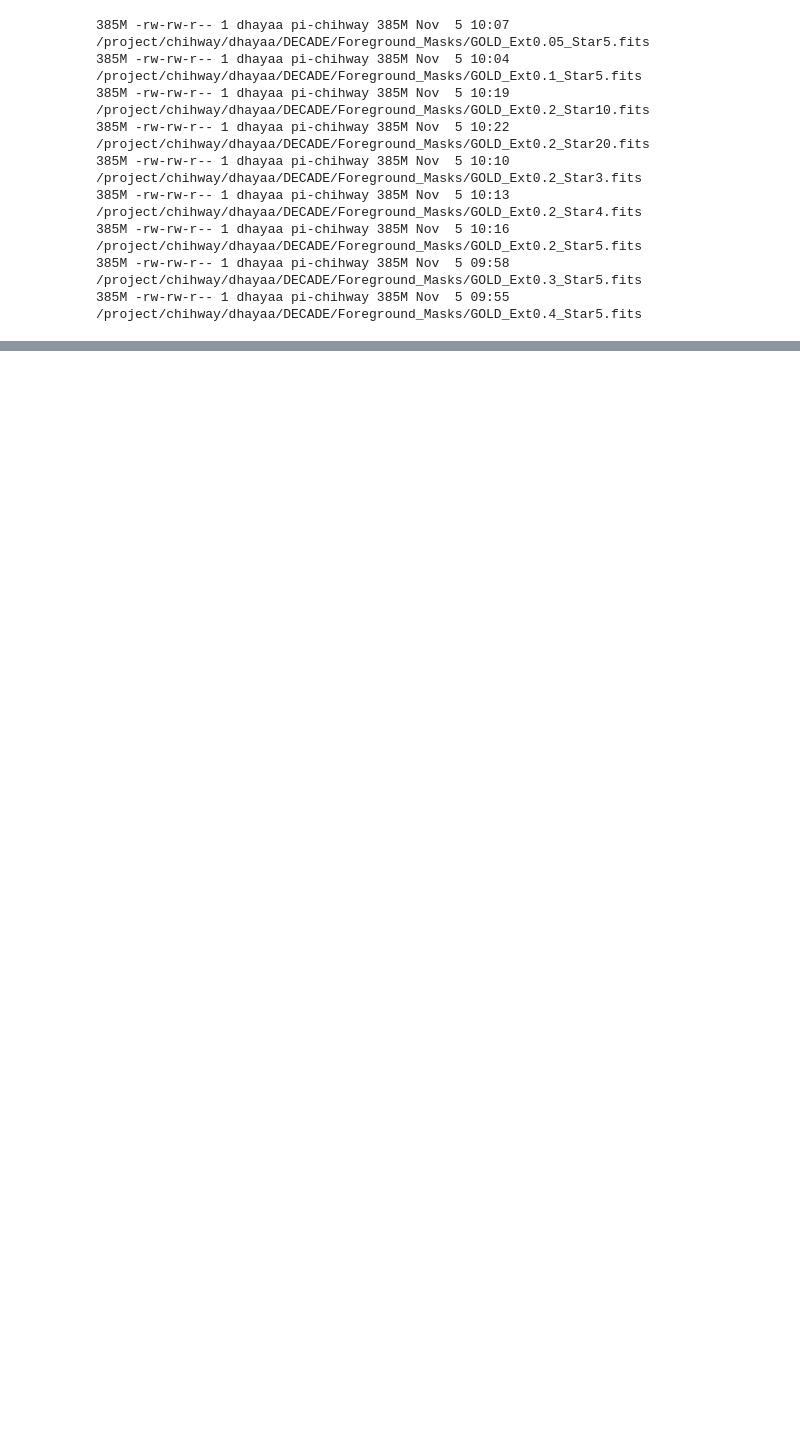
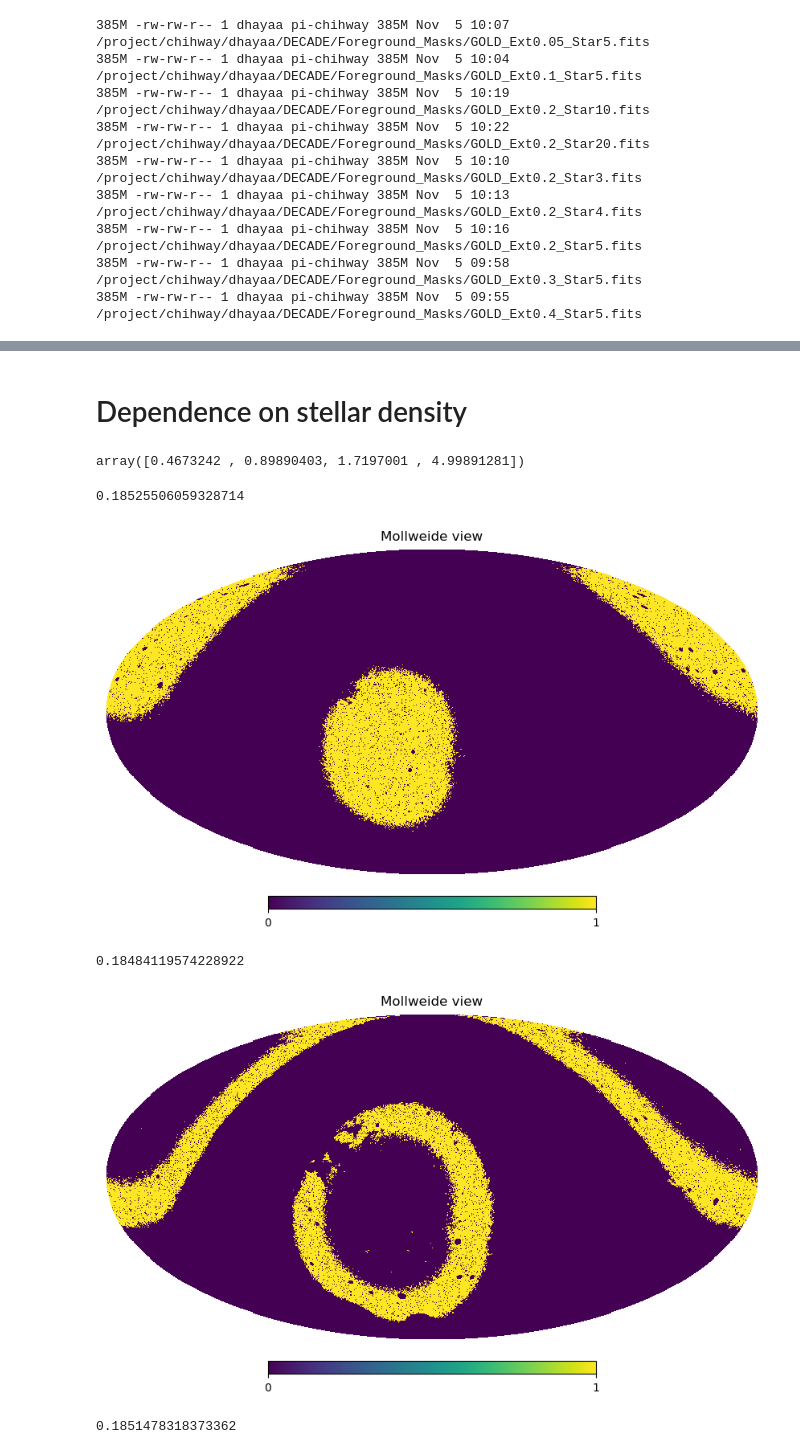
Before and after one commit to delve-survey/shearcat, a Jupyter notebook: shear_tests/IndicesForTests.ipynb, the cells around one changed output, grey strips where cells are left out. Drawn from its saved outputs; the diff is of its cells as text; code cells hidden in the pictures; blank space fills up the shorter version.

```diff
--- a/shear_tests/IndicesForTests.ipynb
+++ b/shear_tests/IndicesForTests.ipynb
@@ -63,7 +66,14 @@ for NAME, PATH in zip(NAMES, PATHS):
         FLAGS_Foreground = GOLD_Foreground[hp.ang2pix(hp.npix2nside(GOLD_Foreground.size), f['ra'][:], f['dec'][:], lonlat = True)]
 
         M = M & (FLAGS_Foreground ==  0)
-        np.save(path + '/psf_inds.npy', np.where(M)[0])
+
+        inds = np.where(M)[0]
+        Max_size = 100_000_000
+        if len(inds) > Max_size:
+            inds = np.random.default_rng(42).choice(inds, size = Max_size, replace = False)
+            print("CHANGING LENGTH %d ---> %d" % (np.sum(M), len(inds)))
+
+        np.save(path + '/psf_inds.npy', inds)
 
 
     JOB_TXT = """#!/bin/bash
@@ -274,0 +442,22 @@ np.savetxt('/scratch/midway3/dhayaa/SHEARTEST/Cls.npy', np.zeros(3*1024 - 1))
+# %% [markdown]
+# Dependence on stellar density
+# %%
+STARS = hp.read_map('/home/dhayaa/DECADE/foreground_mask/data/stellar_density/gaia_stellar_density_G21_equ_n128_v0.fits')
+STARS = hp.ud_grade(STARS, 4096)
+AAAA = np.quantile(STARS[GOLD_Foreground == 0], [0, 1/3, 2/3,1])
+# %%
+AAAA
+# %% [output]
+array([0.4673242 , 0.89890403, 1.7197001 , 4.99891281])
+# %%
+for i in range(3):
+    maaa = (STARS > AAAA[i]) & (STARS < AAAA[i + 1]) & (GOLD_Foreground == 0)
+    hp.mollview(maaa)
+    print(np.average(maaa))
+    plt.show()
+# %% [output]
+0.18525506059328714
+[figure, added]
+0.18484119574228922
+[figure, added]
+0.1851478318373362
```
Also changed, not shown: parts of 21 cells of this notebook.
